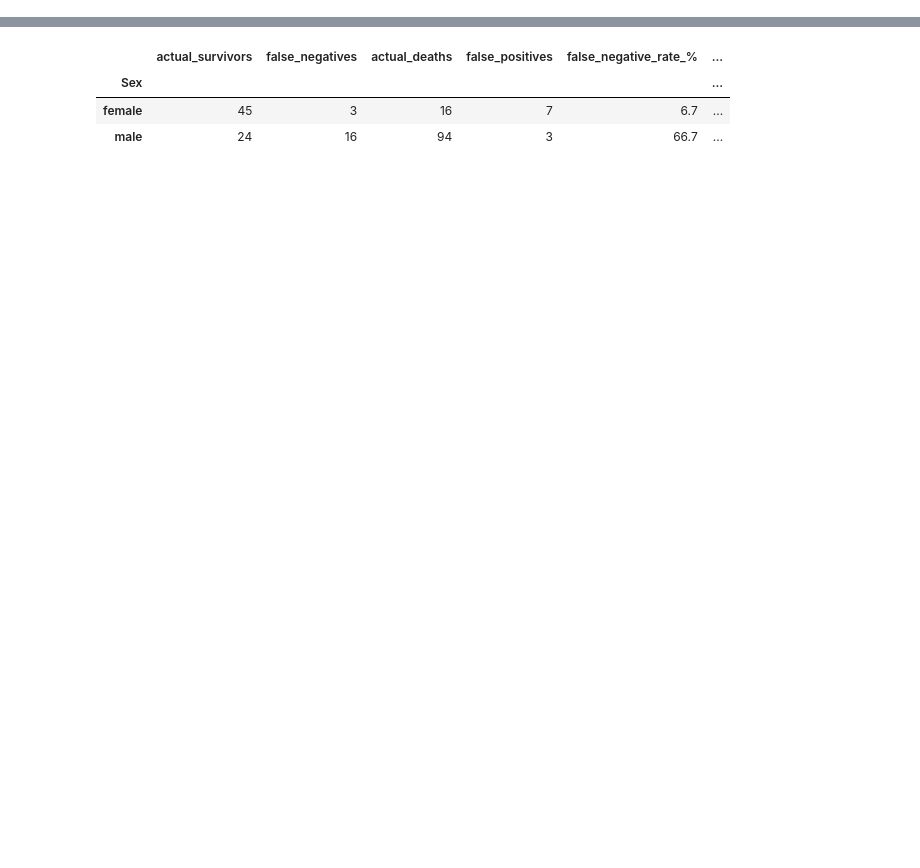
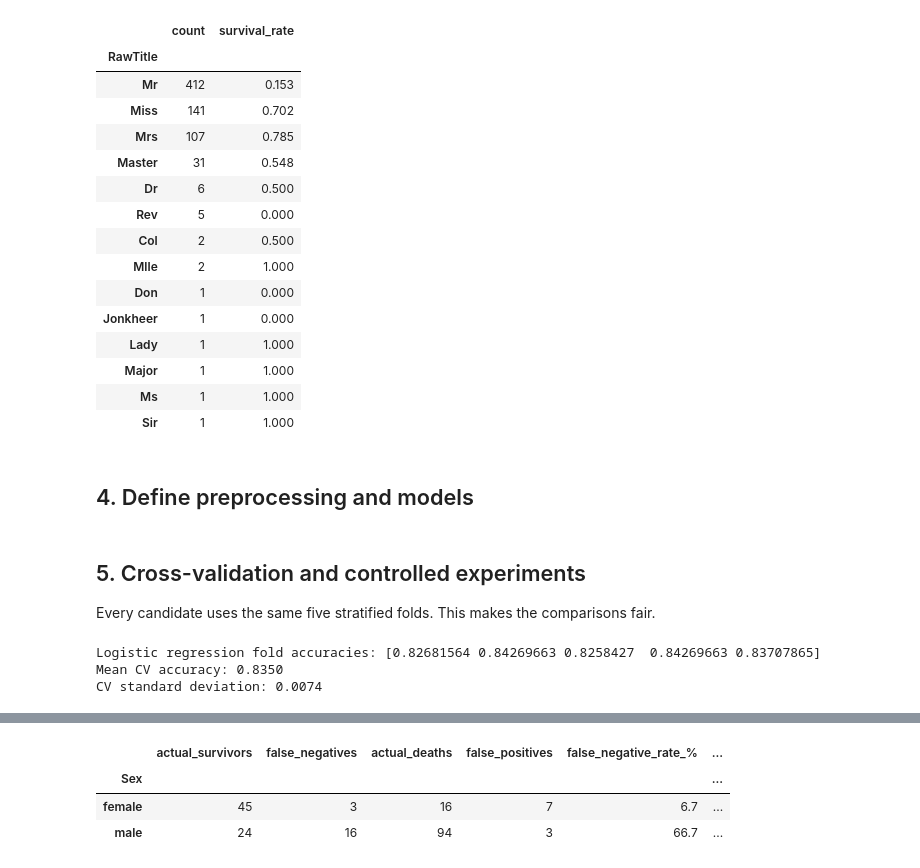
Before and after one commit to Shamil-lateef/titanic-kaggle, a Jupyter notebook: main.ipynb, the cells around one changed output, grey strips where cells are left out. Drawn from its saved outputs; the diff is of its cells as text; code cells hidden in the pictures; blank space fills up the shorter version.

Commit message:
Document feature experiments and refresh Titanic notebook

```diff
--- a/main.ipynb
+++ b/main.ipynb
@@ -262,0 +69,25 @@ dtype: int64
+# %%
+def make_features(df):
+    df = df.copy()
+
+    df["Title"] = (
+        df["Name"]
+        .str.extract(r",\s*([^.]+)\.")[0]
+        .str.strip()
+    )
+
+    common_titles = ["Mr", "Miss", "Mrs", "Master"]
+    df["Title"] = df["Title"].where(
+        df["Title"].isin(common_titles),
+        "Rare"
+    )
+
+    df["FamilySize"] = df["SibSp"] + df["Parch"] + 1
+    df["IsAlone"] = (df["FamilySize"] == 1).astype(int)
+    df["FarePerPerson"] = df["Fare"] / df["FamilySize"]
+    df["SexPclass"] = df["Sex"] + "_Pclass_" + df["Pclass"].astype(str)
+    df["HasCabin"] = df["Cabin"].notna().astype(int)
+
+    return df.drop(
+        columns=["PassengerId", "Name", "Ticket", "Cabin"]
+    )
@@ -262,0 +142,36 @@ dtype: int64
+# %%
+raw_title_summary = (
+    train.loc[X_train.index, ["Name", "Survived"]]
+    .assign(
+        RawTitle=lambda df: (
+            df["Name"]
+            .str.extract(r",\s*([^.]+)\.")[0]
+            .str.strip()
+        )
+    )
+    .groupby("RawTitle")["Survived"]
+    .agg(count="size", survival_rate="mean")
+    .sort_values("count", ascending=False)
+)
+
+raw_title_summary["survival_rate"] = raw_title_summary["survival_rate"].round(3)
+raw_title_summary
+# %% [output]
+|  | count | survival_rate |
+| RawTitle |  |  |
+| Mr | 412 | 0.153 |
+| Miss | 141 | 0.702 |
+| Mrs | 107 | 0.785 |
+| Master | 31 | 0.548 |
+| Dr | 6 | 0.500 |
+| Rev | 5 | 0.000 |
+| Col | 2 | 0.500 |
+| Mlle | 2 | 1.000 |
+| Don | 1 | 0.000 |
+| Jonkheer | 1 | 0.000 |
+| Lady | 1 | 1.000 |
+| Major | 1 | 1.000 |
+| Ms | 1 | 1.000 |
+| Sir | 1 | 1.000 |
+# %% [markdown]
+## 4. Define preprocessing and models
@@ -262,0 +217,4 @@ dtype: int64
+# %% [markdown]
+## 5. Cross-validation and controlled experiments
+
+Every candidate uses the same five stratified folds. This makes the comparisons fair.
@@ -262,0 +227,12 @@ dtype: int64
+# %%
+logistic_scores = cross_val_score(
+    model, X, y, cv=cv, scoring="accuracy"
+)
+
+print("Logistic regression fold accuracies:", logistic_scores)
+print(f"Mean CV accuracy: {logistic_scores.mean():.4f}")
+print(f"CV standard deviation: {logistic_scores.std():.4f}")
+# %% [output]
+Logistic regression fold accuracies: [0.82681564 0.84269663 0.8258427  0.84269663 0.83707865]
+Mean CV accuracy: 0.8350
+CV standard deviation: 0.0074
```
Also changed, not shown: parts of 47 cells of this notebook, 1 other file.
